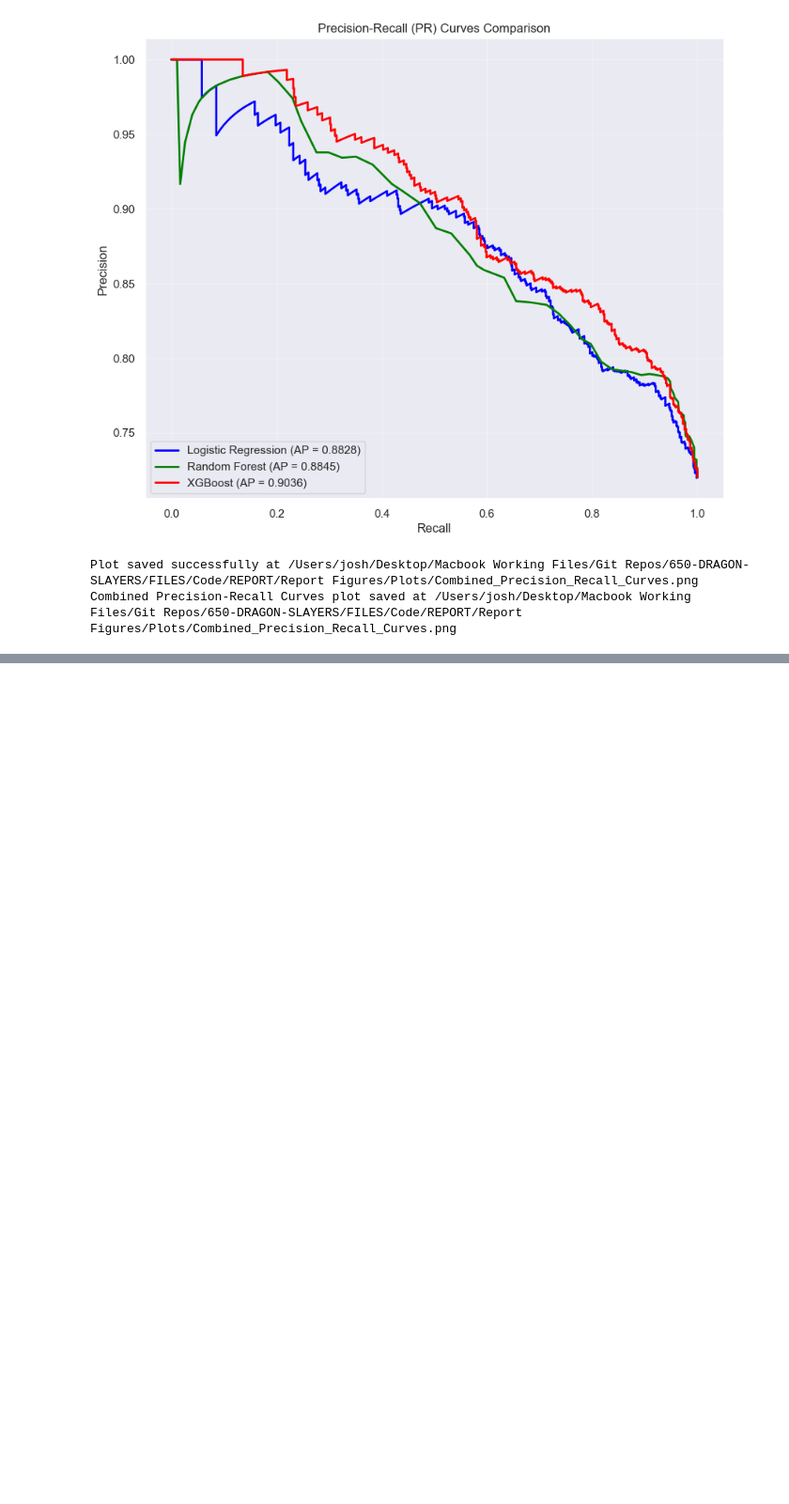
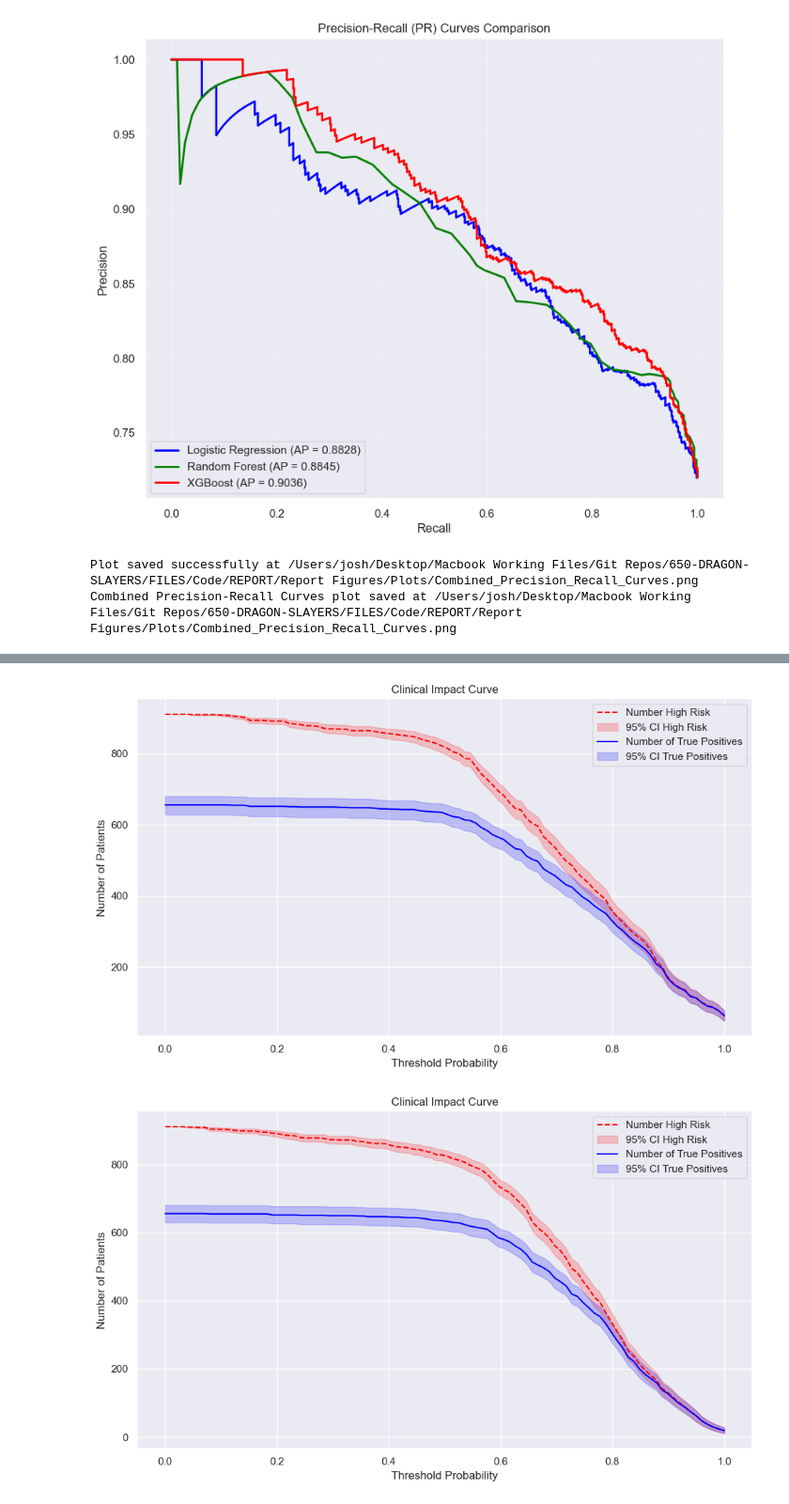
Before and after one commit to Musiik-fn/650-DRAGON-SLAYERS, a Jupyter notebook: FILES/Code/650Models.ipynb, the cells around one changed output, grey strips where cells are left out. Shown at 94% size. Cells and saved outputs as stored; diff of their text form; code cells hidden in the pictures; blank space fills up the shorter version.

```diff
--- a/FILES/Code/650Models.ipynb
+++ b/FILES/Code/650Models.ipynb
@@ -737,0 +808,7 @@ Combined Precision-Recall Curves plot saved at /Users/josh/Desktop/Macbook Worki
+# %%
+plot_clinical_impact_curve(calibrated_xgb, X_test, y_test)
+plot_clinical_impact_curve(calibrated_rf, X_test, y_test)
+plot_clinical_impact_curve(calibrated_log_reg, X_test, y_test)
+# %% [output]
+[figure, added]
+[figure, added]
```
Also changed, not shown: parts of 5 cells of this notebook, 5 other files.
